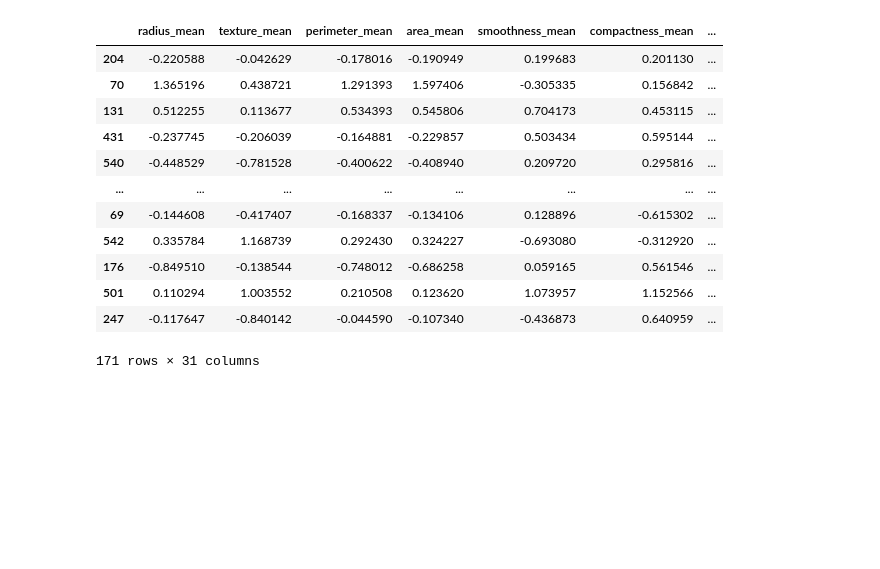
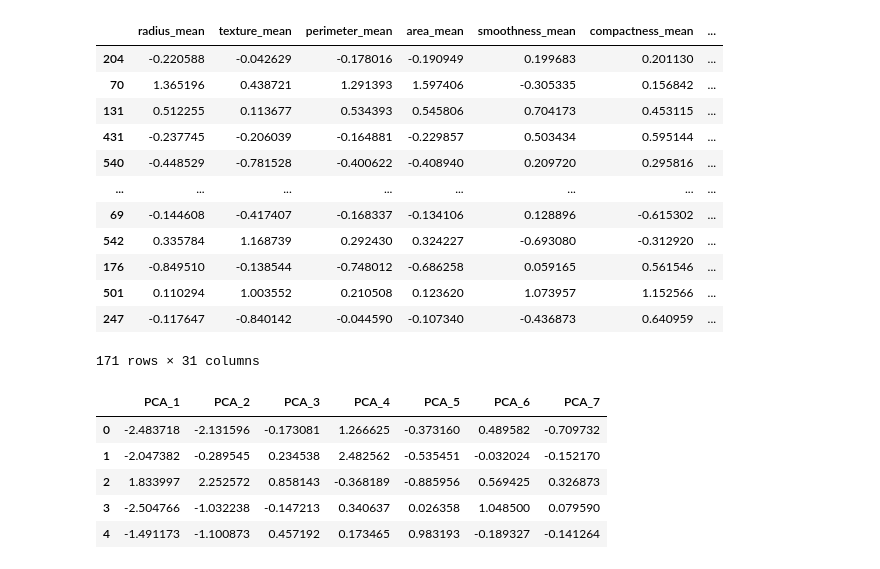
Before and after one commit to cramersito/TFM, a Jupyter notebook: tfm.ipynb, the cells around one changed output. Drawn from its saved outputs; the diff is of its cells as text; code cells hidden in the pictures; blank space fills up the shorter version.

```diff
--- a/tfm.ipynb
+++ b/tfm.ipynb
@@ -362,3 +354,12 @@ pca_columns = ['PCA_1', 'PCA_2', 'PCA_3', 'PCA_4', 'PCA_5', 'PCA_6', 'PCA_7']
 x_train_pca = pd.DataFrame(pca7.fit_transform(x_train), columns = pca_columns)
 # %%
 x_test_pca = pd.DataFrame(pca7.fit_transform(x_test), columns = pca_columns)
+# %%
+x_train_pca.head()
+# %% [output]
+|  | PCA_1 | PCA_2 | PCA_3 | PCA_4 | PCA_5 | PCA_6 | PCA_7 |
+| 0 | -2.483718 | -2.131596 | -0.173081 | 1.266625 | -0.373160 | 0.489582 | -0.709732 |
+| 1 | -2.047382 | -0.289545 | 0.234538 | 2.482562 | -0.535451 | -0.032024 | -0.152170 |
+| 2 | 1.833997 | 2.252572 | 0.858143 | -0.368189 | -0.885956 | 0.569425 | 0.326873 |
+| 3 | -2.504766 | -1.032238 | -0.147213 | 0.340637 | 0.026358 | 1.048500 | 0.079590 |
+| 4 | -1.491173 | -1.100873 | 0.457192 | 0.173465 | 0.983193 | -0.189327 | -0.141264 |
```
Also changed, not shown: parts of 42 cells of this notebook.
